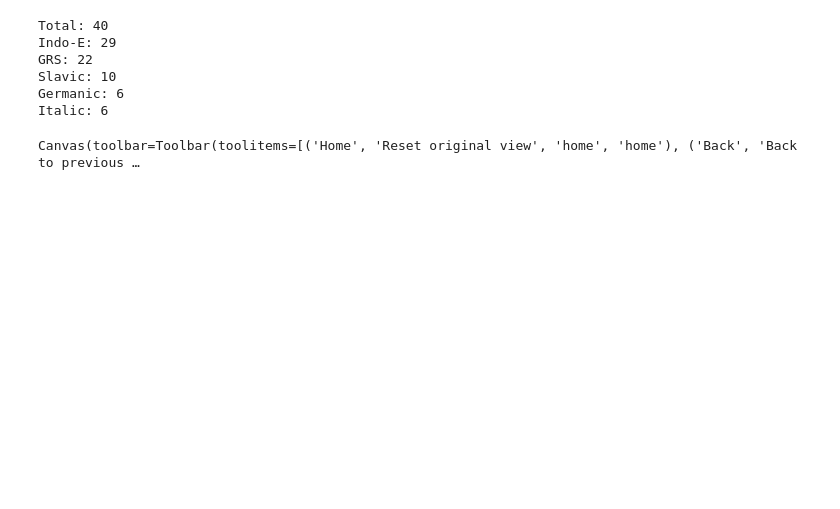
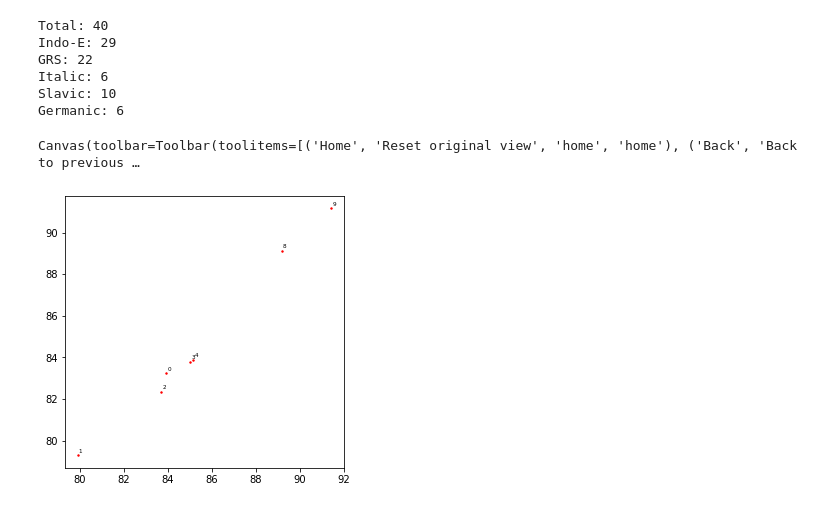
Before and after one commit to matus-pikuliak/multilingual-evaluation, a Jupyter notebook: n_grs_bias.ipynb, the cells around one changed output. Cells and saved outputs as stored; diff of their text form; code cells hidden in the pictures; blank space fills up the shorter version.

```diff
--- a/n_grs_bias.ipynb
+++ b/n_grs_bias.ipynb
@@ -1,16 +1,16 @@
 # %%
 import numpy as np
-%matplotlib ipympl
+%matplotlib widget
 import matplotlib.pyplot as plt
 
 from languages import Node, Language
 from language_utils.utils import fam
 
-plt.rcParams["figure.figsize"] = (20,10)
+plt.rcParams["figure.figsize"] = (5,5)
 plt.ion()
 
 recs = {}
-for line in open('ner_41.txt'):
+for line in open('./papers/rahimi_ner.txt'):
     language, *scores = line.strip().split()
     scores = [int(score) for score in scores]
     recs[language] = scores
@@ -70,9 +70,9 @@ plt.show()
 Total: 40
 Indo-E: 29
 GRS: 22
+Italic: 6
 Slavic: 10
 Germanic: 6
-Italic: 6
 Canvas(toolbar=Toolbar(toolitems=[('Home', 'Reset original view', 'home', 'home'), ('Back', 'Back to previous …
 # %%
 ner41 > rahimi_ner
@@ -89,7 +90,7 @@ from language_utils.utils import fam
 from languages import Node
 
 data = dict()
-for line in open('heinzerling_ner.txt'):
+for line in open('./papers/heinzerling_ner.txt'):
     lang, *scores = line.strip().split()
     lang = {
         'als': 'gsw',
@@ -101,33 +102,35 @@ for line in open('heinzerling_ner.txt'):
     }.get(lang, lang)
     scores = [float(s) for s in scores]
     data[lang] = scores
     try:
         Node.find_by_abbrv(lang)
     except AttributeError as e:
         print(e)
 
 for i in range(len(scores)):
     total = np.mean([
         score[i]
         for score
         in data.values()
     ])
     non_grs = np.mean([
         score[i]
         for lang, score
         in data.items()
         if not Node.find_by_abbrv(lang).belongs_to(fam.grs)
     ])
     plt.scatter(total, non_grs, c='r', s=2)
     plt.annotate(i,
                  xy=(total, non_grs),
                  xytext=(5, 2),
                  textcoords='offset points',
                  ha='right',
                  va='bottom',
                  fontsize='xx-small')
 
 plt.show()
+# %% [output]
+[figure, added]
 # %%
 import numpy as np
 import matplotlib.pyplot as plt
```
Also changed, not shown: parts of 5 cells of this notebook, 7 other files.
